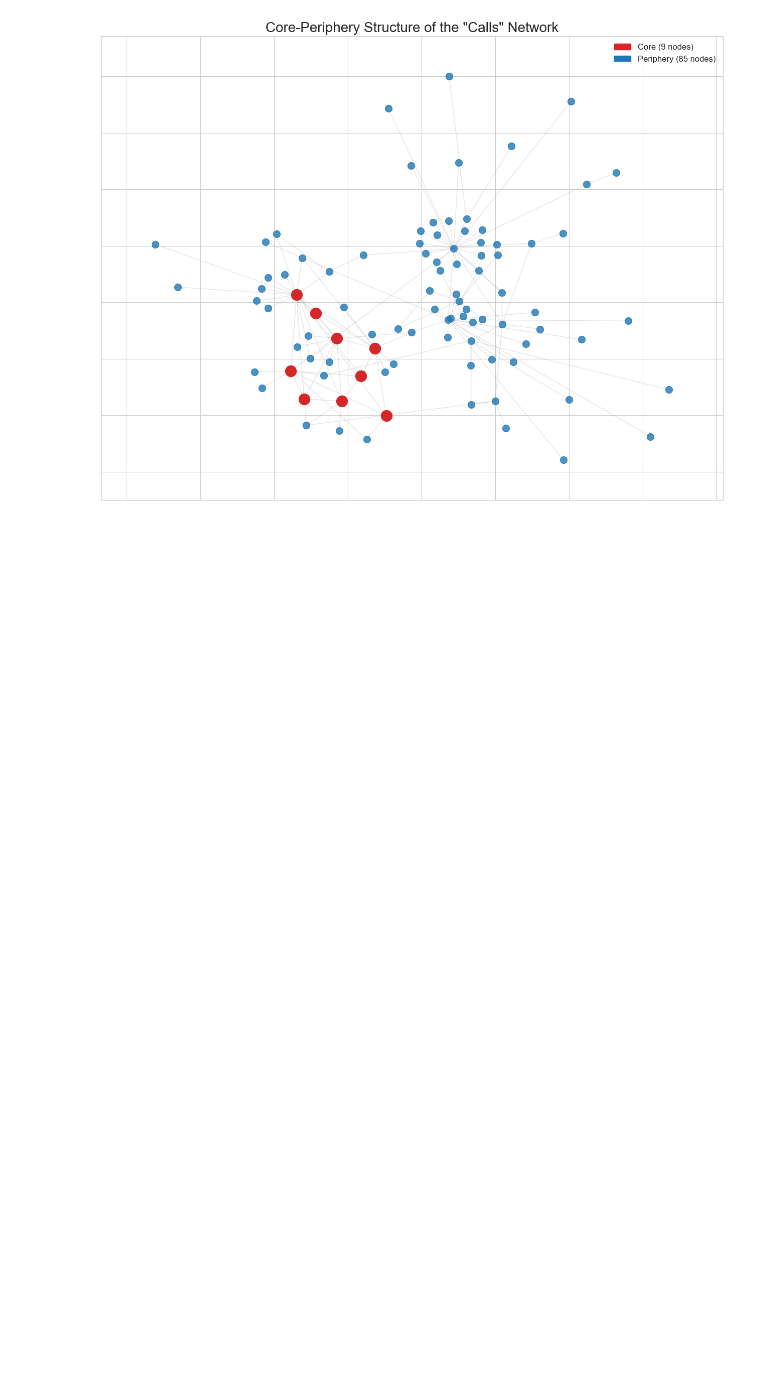
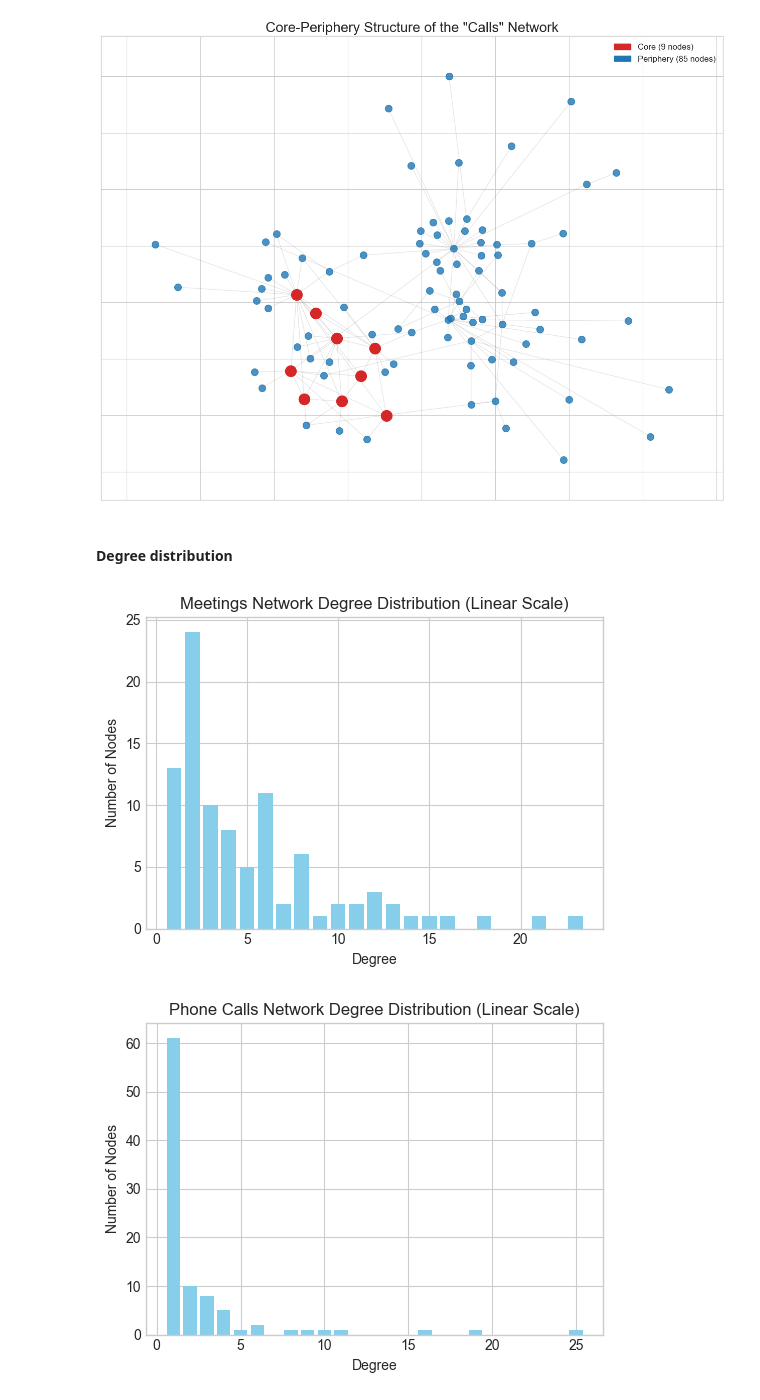
Before and after one commit to Lasagnos/SNProject, a Jupyter notebook: Project.ipynb, the cells around one changed output. Cells and saved outputs as stored; diff of their text form; code cells hidden in the pictures; blank space fills up the shorter version.

Commit message:
added degree distribution

```diff
--- a/Project.ipynb
+++ b/Project.ipynb
@@ -1274,3 +1274,34 @@ if df_core_calls is not None:
 # %% [output]
 [figure]
 [figure]
+# %% [markdown]
+#### Degree distribution
+# %%
+from collections import Counter
+
+def plot_degree_distribution(G, title='Degree Distribution'):
+    # Get degree for each node
+    degrees = [d for _, d in G.degree()]
+
+    # Count frequency of each degree
+    degree_counts = Counter(degrees)
+    deg, cnt = zip(*sorted(degree_counts.items()))
+
+    # Plot degree distribution (linear scale)
+    plt.figure(figsize=(10, 4))
+
+    # Linear scale
+    plt.subplot(1, 2, 1)
+    plt.bar(deg, cnt, width=0.80, color='skyblue')
+    plt.title(f'{title} (Linear Scale)')
+    plt.xlabel('Degree')
+    plt.ylabel('Number of Nodes')
+
+    plt.tight_layout()
+    plt.show()
+
+plot_degree_distribution(G_meetings, title='Meetings Network Degree Distribution')
+plot_degree_distribution(G_calls, title='Phone Calls Network Degree Distribution')
+# %% [output]
+[figure, added]
+[figure, added]
```
Also changed, not shown: parts of 7 cells of this notebook.
